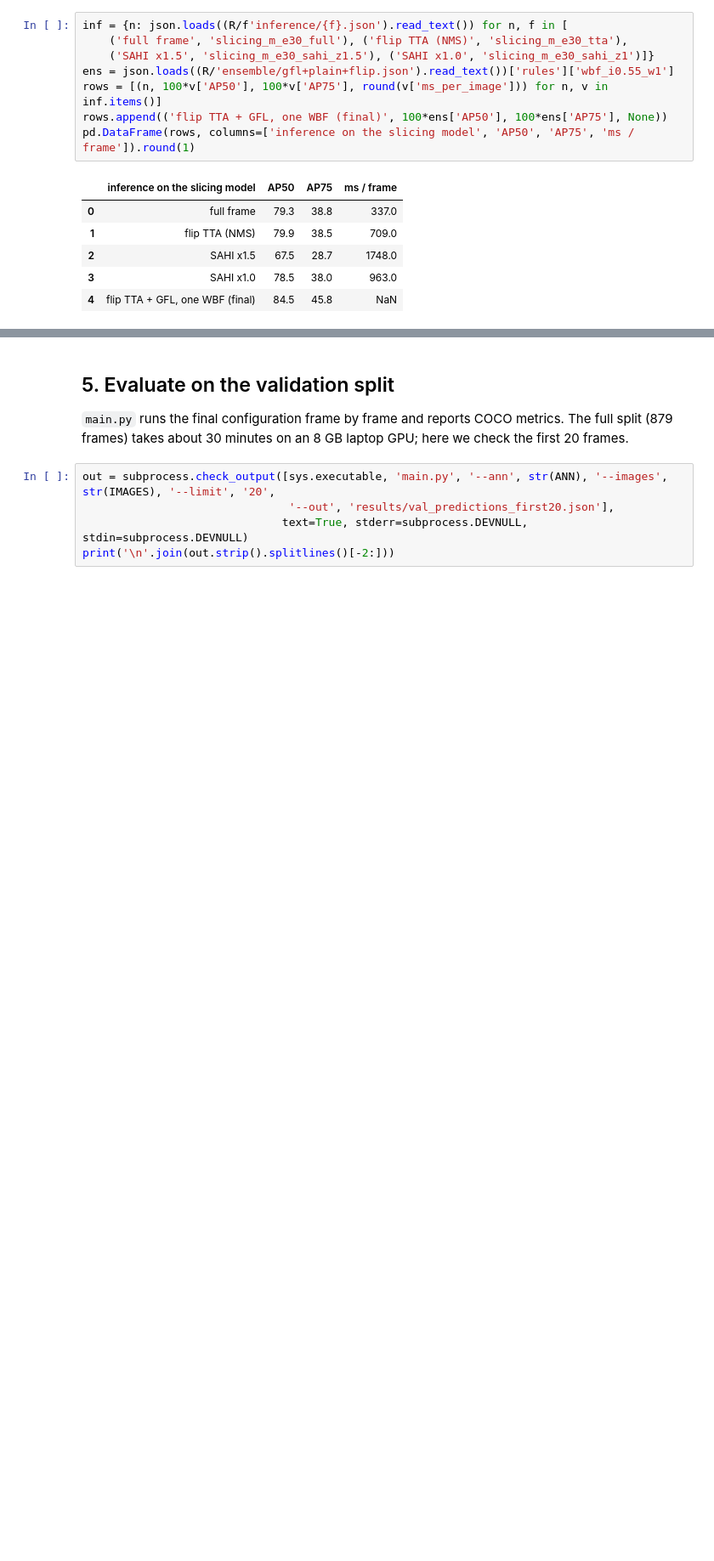
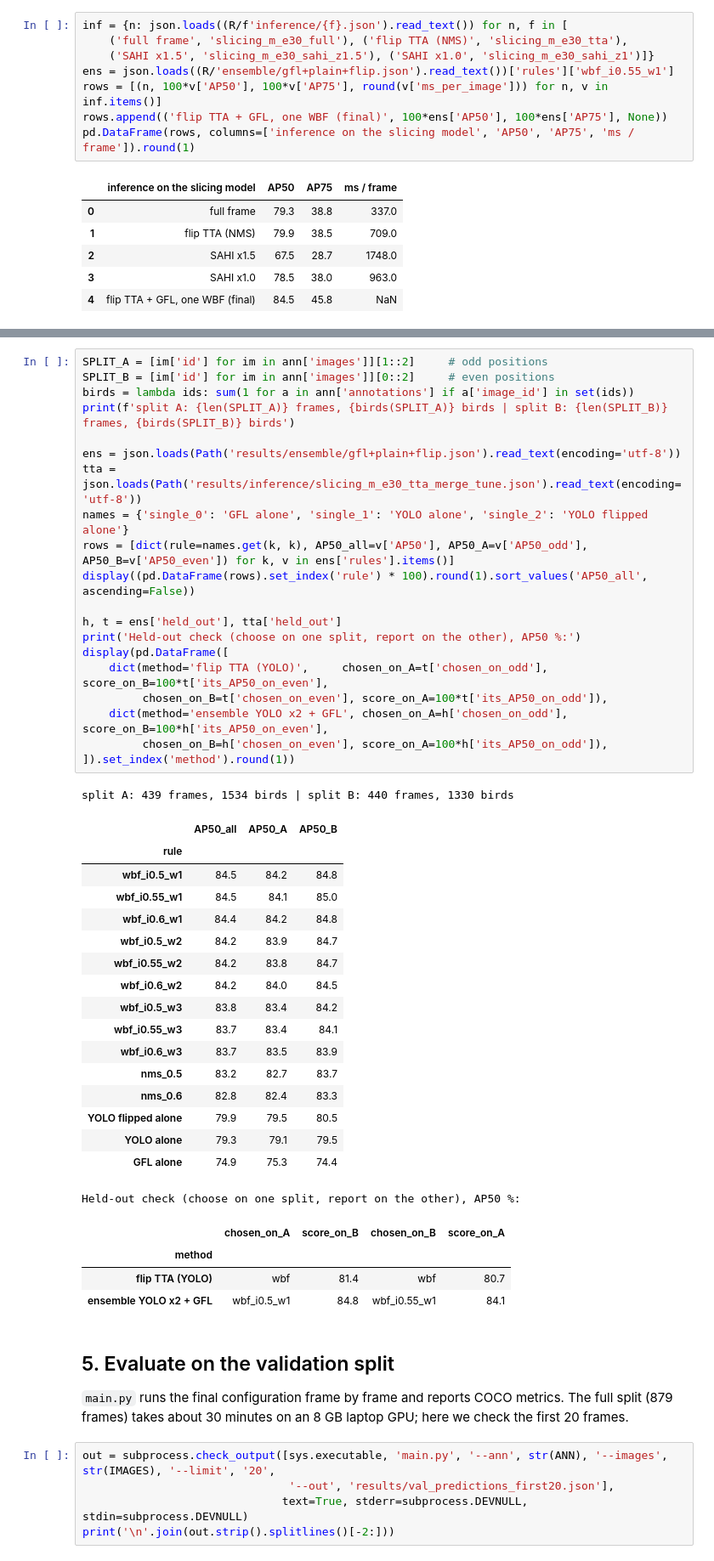
Before and after one commit to sotbatchien123/sod4sb-small-bird-detection, a Jupyter notebook: demo.ipynb, the cells around one changed output, grey strips where cells are left out. Shown at 85% size. Drawn from its saved outputs; the diff is of its cells as text; blank space fills up the shorter version.

```diff
--- a/demo.ipynb
+++ b/demo.ipynb
@@ -135,3 +142,46 @@ pd.DataFrame(rows, columns=['inference on the slicing model', 'AP50', 'AP75', 'm
+# %%
+SPLIT_A = [im['id'] for im in ann['images']][1::2]     # odd positions
+SPLIT_B = [im['id'] for im in ann['images']][0::2]     # even positions
+birds = lambda ids: sum(1 for a in ann['annotations'] if a['image_id'] in set(ids))
+print(f'split A: {len(SPLIT_A)} frames, {birds(SPLIT_A)} birds | split B: {len(SPLIT_B)} frames, {birds(SPLIT_B)} birds')
+
+ens = json.loads(Path('results/ensemble/gfl+plain+flip.json').read_text(encoding='utf-8'))
+tta = json.loads(Path('results/inference/slicing_m_e30_tta_merge_tune.json').read_text(encoding='utf-8'))
+names = {'single_0': 'GFL alone', 'single_1': 'YOLO alone', 'single_2': 'YOLO flipped alone'}
+rows = [dict(rule=names.get(k, k), AP50_all=v['AP50'], AP50_A=v['AP50_odd'], AP50_B=v['AP50_even']) for k, v in ens['rules'].items()]
+display((pd.DataFrame(rows).set_index('rule') * 100).round(1).sort_values('AP50_all', ascending=False))
+
+h, t = ens['held_out'], tta['held_out']
+print('Held-out check (choose on one split, report on the other), AP50 %:')
+display(pd.DataFrame([
+    dict(method='flip TTA (YOLO)',     chosen_on_A=t['chosen_on_odd'], score_on_B=100*t['its_AP50_on_even'],
+         chosen_on_B=t['chosen_on_even'], score_on_A=100*t['its_AP50_on_odd']),
+    dict(method='ensemble YOLO x2 + GFL', chosen_on_A=h['chosen_on_odd'], score_on_B=100*h['its_AP50_on_even'],
+         chosen_on_B=h['chosen_on_even'], score_on_A=100*h['its_AP50_on_odd']),
+]).set_index('method').round(1))
+# %% [output]
+split A: 439 frames, 1534 birds | split B: 440 frames, 1330 birds
+|  | AP50_all | AP50_A | AP50_B |
+| rule |  |  |  |
+| wbf_i0.5_w1 | 84.5 | 84.2 | 84.8 |
+| wbf_i0.55_w1 | 84.5 | 84.1 | 85.0 |
+| wbf_i0.6_w1 | 84.4 | 84.2 | 84.8 |
+| wbf_i0.5_w2 | 84.2 | 83.9 | 84.7 |
+| wbf_i0.55_w2 | 84.2 | 83.8 | 84.7 |
+| wbf_i0.6_w2 | 84.2 | 84.0 | 84.5 |
+| wbf_i0.5_w3 | 83.8 | 83.4 | 84.2 |
+| wbf_i0.55_w3 | 83.7 | 83.4 | 84.1 |
+| wbf_i0.6_w3 | 83.7 | 83.5 | 83.9 |
+| nms_0.5 | 83.2 | 82.7 | 83.7 |
+| nms_0.6 | 82.8 | 82.4 | 83.3 |
+| YOLO flipped alone | 79.9 | 79.5 | 80.5 |
+| YOLO alone | 79.3 | 79.1 | 79.5 |
+| GFL alone | 74.9 | 75.3 | 74.4 |
+Held-out check (choose on one split, report on the other), AP50 %:
+|  | chosen_on_A | score_on_B | chosen_on_B | score_on_A |
+| method |  |  |  |  |
+| flip TTA (YOLO) | wbf | 81.4 | wbf | 80.7 |
+| ensemble YOLO x2 + GFL | wbf_i0.5_w1 | 84.8 | wbf_i0.55_w1 | 84.1 |
 # %% [markdown]
 ## 5. Evaluate on the validation split
 
```
Also changed, not shown: parts of 5 cells of this notebook.
